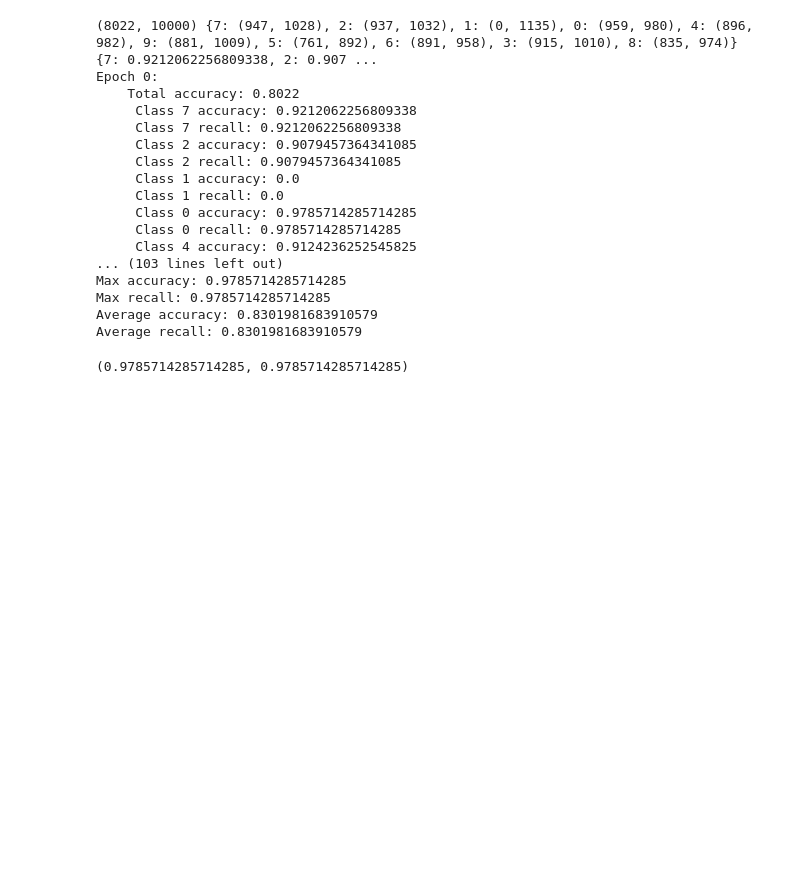
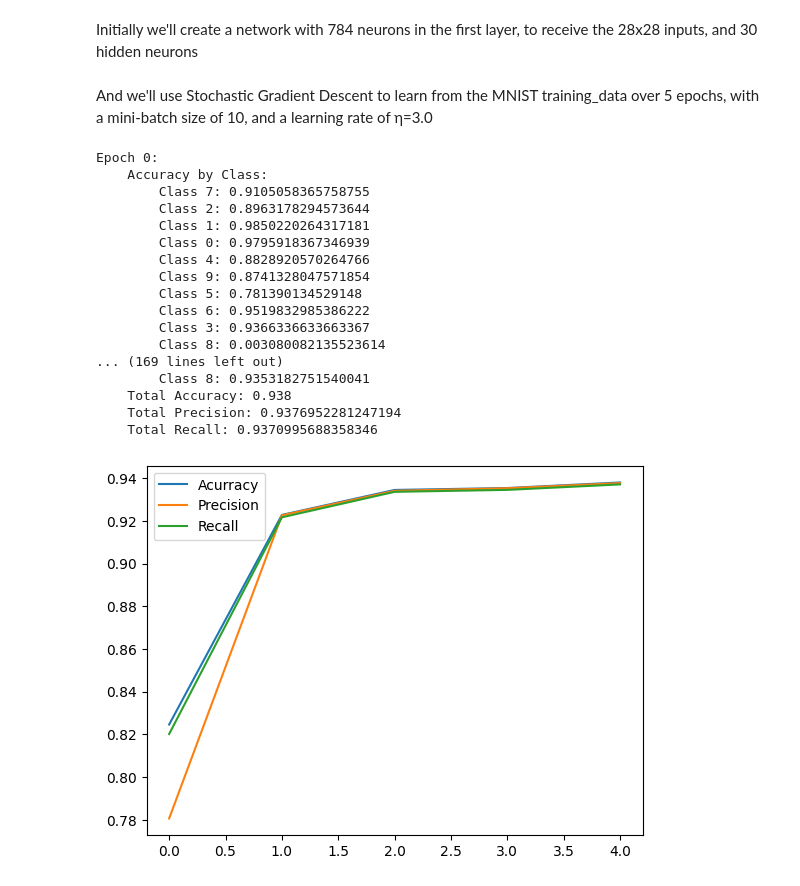
Before and after one commit to almirmcunhajr/neural-networks-and-deep-learning, a Jupyter notebook: mp1.ipynb, the cells around one changed output. Cells and saved outputs as stored; diff of their text form; code cells hidden in the pictures; blank space fills up the shorter version.

Commit message:
fix: add accuracy, precision and recall metrics, and plot series over the epochs

```diff
--- a/mp1.ipynb
+++ b/mp1.ipynb
@@ -6,3 +7,5 @@ from sklearn.metrics import recall_score, accuracy_score
 # %%
 training_data, validation_data, test_data = mnist_loader.load_data_wrapper()
+# %% [markdown]
+Initially we'll create a network with 784 neurons in the first layer, to receive the 28x28 inputs, and 30 hidden neurons
 # %%
@@ -10,21 +13,32 @@ training_data, validation_data, test_data = mnist_loader.load_data_wrapper()
-# %%
-net.SGD(training_data, 5, 10, 3.0, test_data=test_data)
-# %% [output]
-(8022, 10000) {7: (947, 1028), 2: (937, 1032), 1: (0, 1135), 0: (959, 980), 4: (896, 982), 9: (881, 1009), 5: (761, 892), 6: (891, 958), 3: (915, 1010), 8: (835, 974)} {7: 0.9212062256809338, 2: 0.907 ...
-Epoch 0:
-    Total accuracy: 0.8022
-     Class 7 accuracy: 0.9212062256809338
-     Class 7 recall: 0.9212062256809338
-     Class 2 accuracy: 0.9079457364341085
-     Class 2 recall: 0.9079457364341085
-     Class 1 accuracy: 0.0
-     Class 1 recall: 0.0
-     Class 0 accuracy: 0.9785714285714285
-     Class 0 recall: 0.9785714285714285
-     Class 4 accuracy: 0.9124236252545825
-... (103 lines left out)
-Max accuracy: 0.9785714285714285
-Max recall: 0.9785714285714285
-Average accuracy: 0.8301981683910579
-Average recall: 0.8301981683910579
-(0.9785714285714285, 0.9785714285714285)
+# %% [markdown]
+And we'll use Stochastic Gradient Descent to learn from the MNIST training_data over 5 epochs, with a mini-batch size of 10, and a learning rate of η=3.0
+# %%
+epochs = 5
+mini_batch_size = 10
+eta = 3.0
+total_accurancy_series, total_precision_series, total_recal_series = net.SGD(training_data, epochs, mini_batch_size, eta, test_data=test_data)
+y = np.array(list(range(epochs)))
+plt.plot(y, total_accurancy_series, label="Acurracy")
+plt.plot(y, total_precision_series, label="Precision")
+plt.plot(y, total_recal_series, label="Recall")
+plt.legend()
+plt.show()
+# %% [output]
+Epoch 0:
+    Accuracy by Class:
+        Class 7: 0.9105058365758755
+        Class 2: 0.8963178294573644
+        Class 1: 0.9850220264317181
+        Class 0: 0.9795918367346939
+        Class 4: 0.8828920570264766
+        Class 9: 0.8741328047571854
+        Class 5: 0.781390134529148
+        Class 6: 0.9519832985386222
+        Class 3: 0.9366336633663367
+        Class 8: 0.003080082135523614
+... (169 lines left out)
+        Class 8: 0.9353182751540041
+    Total Accuracy: 0.938
+    Total Precision: 0.9376952281247194
+    Total Recall: 0.9370995688358346
+[figure, added]
```
Also changed, not shown: parts of 5 cells of this notebook, 1 other file.
